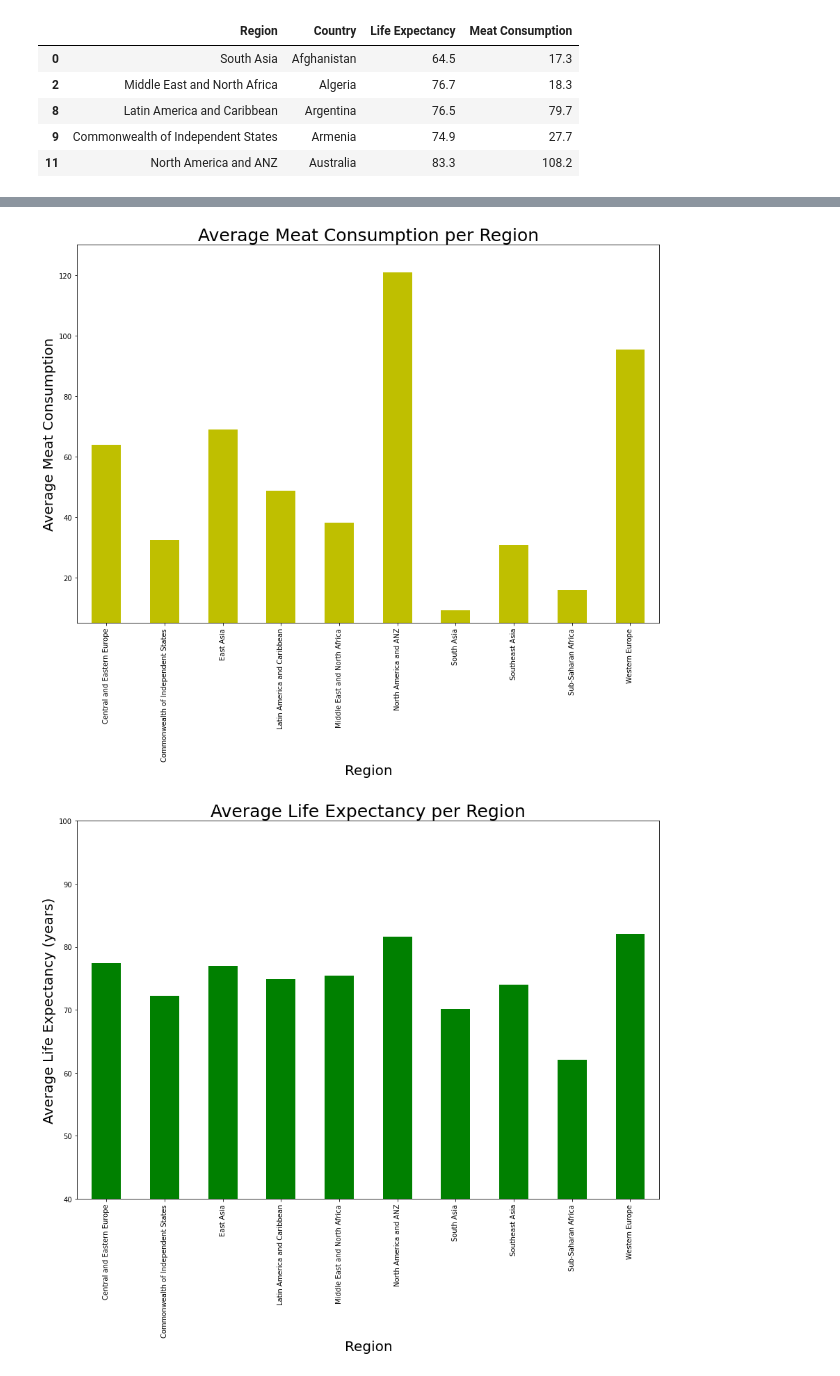
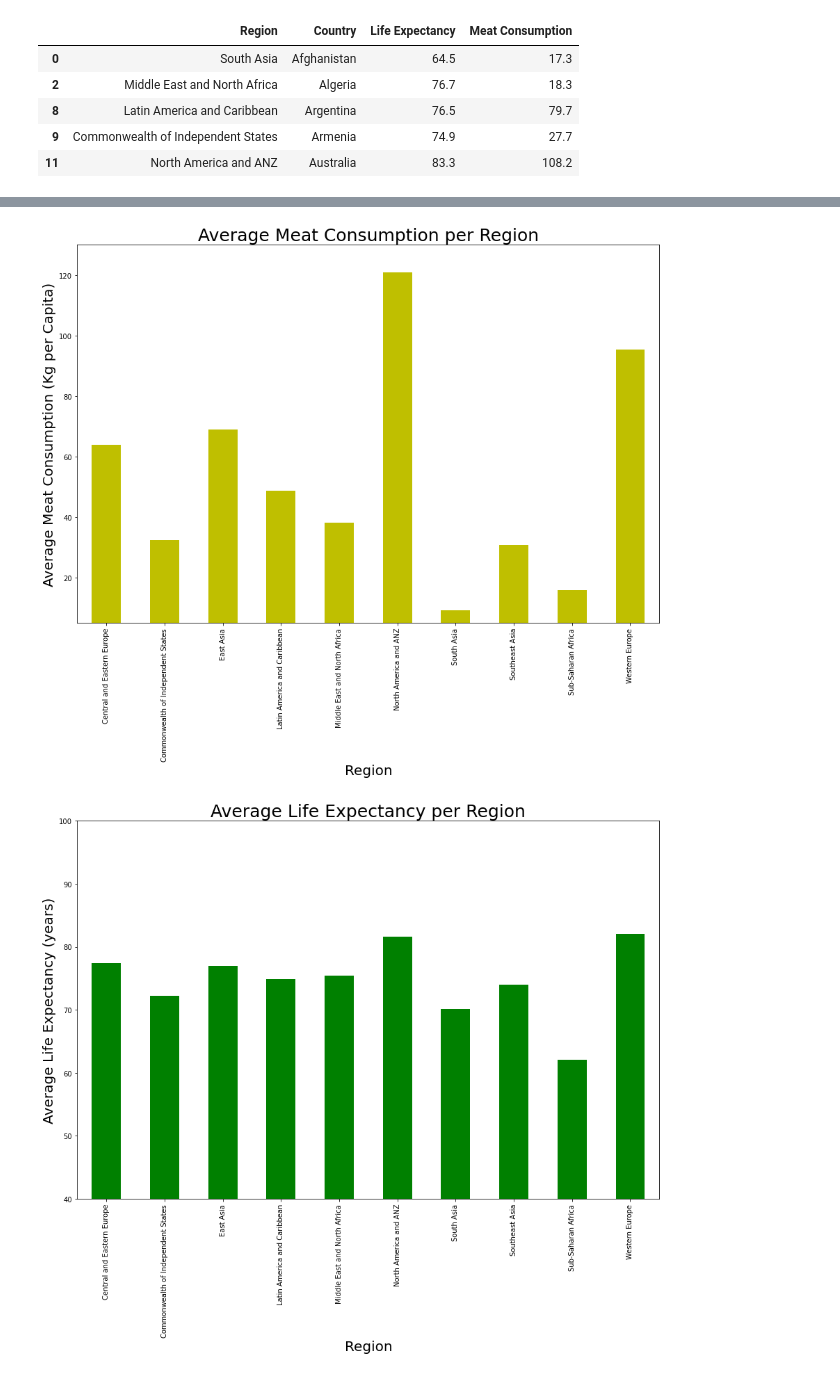
Before and after one commit to ermcgrew/bootcamp_project_one, a Jupyter notebook: data_analysis.ipynb, the cells around one changed output, grey strips where cells are left out. Cells and saved outputs as stored; diff of their text form; code cells hidden in the pictures.

```diff
--- a/data_analysis.ipynb
+++ b/data_analysis.ipynb
@@ -393,12 +393,12 @@ lifex_mc_summary
 # %%
 pd_plot = reg_mc_mean.plot.bar(figsize=(15,10),color = 'y')
 plt.title("Average Meat Consumption per Region",fontsize=25)
 plt.xlabel("Region",fontsize=20)
-plt.ylabel("Average Meat Consumption",fontsize=20)
+plt.ylabel("Average Meat Consumption (Kg per Capita)",fontsize=20)
 plt.ylim(5, 130)
 plt.show()
 # %% [output]
-[figure, old version]
+[figure, new version]
 # %%
 pd_plot = reg_lifex_mean.plot.bar(figsize=(15,10),color = 'g')
 plt.title("Average Life Expectancy per Region",fontsize=25)
```
Also changed, not shown: parts of 8 cells of this notebook.
